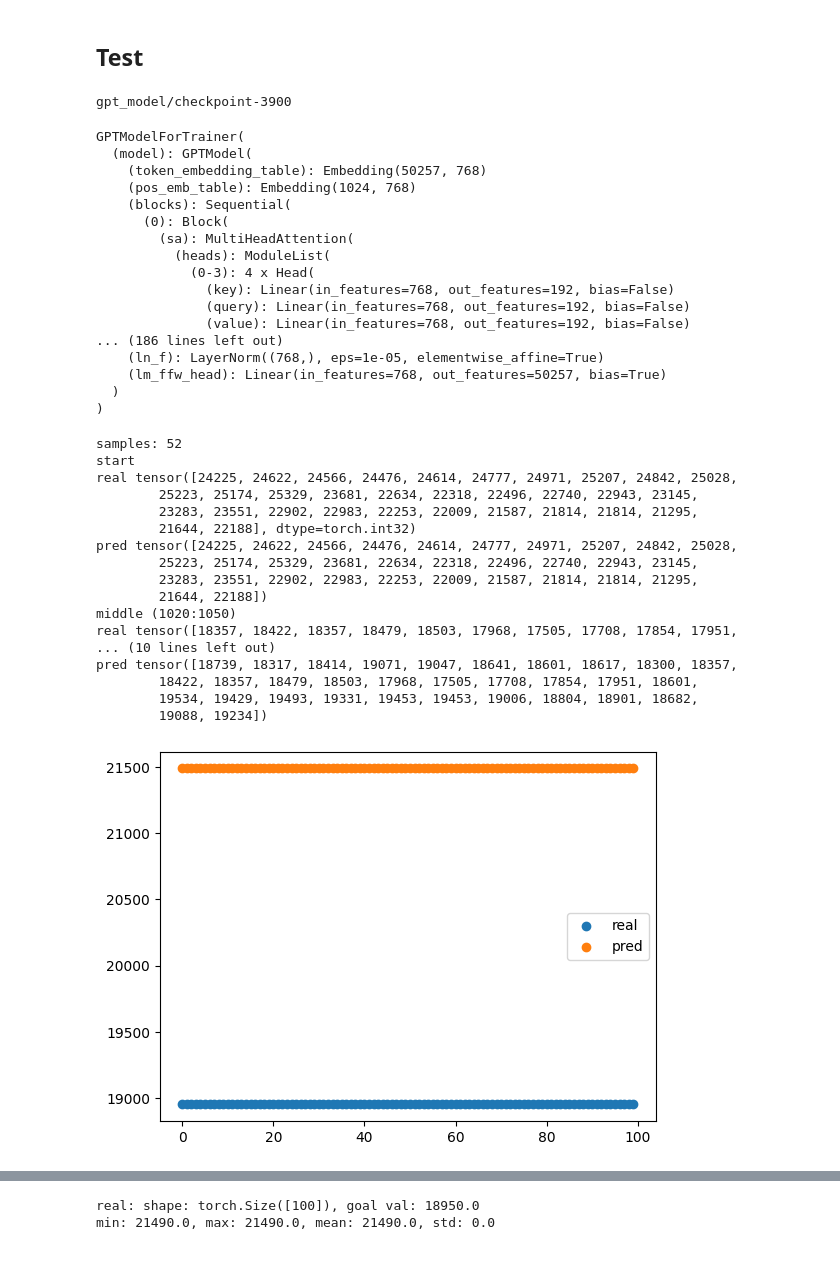
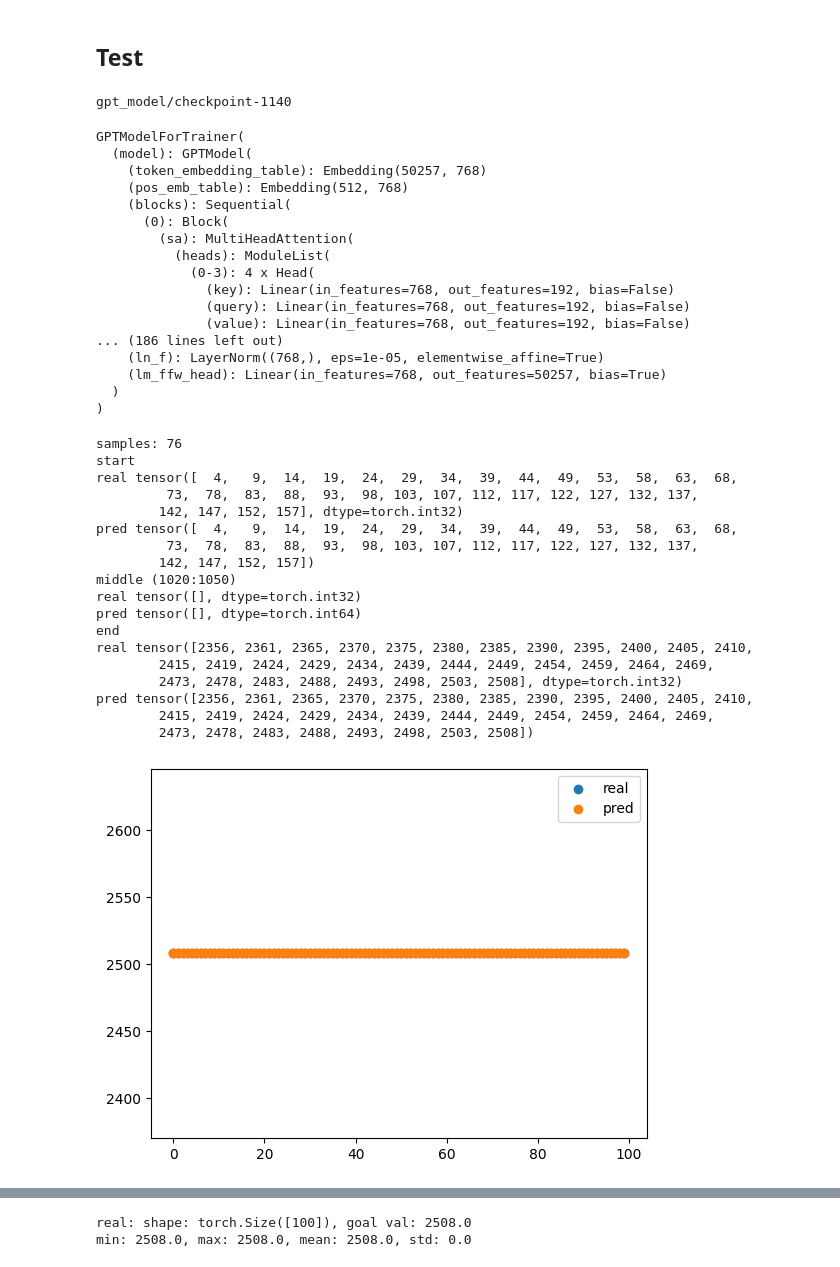
Before and after one commit to JoeyShapiro/GPT-Scratch-TimeSeries, a Jupyter notebook: gpt-timeseries.ipynb, the cells around one changed output, grey strips where cells are left out. Cells and saved outputs as stored; diff of their text form; code cells hidden in the pictures.

```diff
--- a/gpt-timeseries.ipynb
+++ b/gpt-timeseries.ipynb
@@ -190,11 +190,15 @@ import pandas as pd
 import numpy as np
 
 class GPTDataset(Dataset):
-    def __init__(self, stride=128, window=None, files=None, max_length=1024):
+    def __init__(self, stride=128, window=None, files=None):
         self.files = files
 
+        max_length = 1024
+        if window is not None:
+            max_length = window
+
         dataset = []
-        df = pd.read_csv('exchange_rate.txt', header=None)
+        df = pd.read_csv('000_arithmetic.csv', header=None)
         df = df.dropna() # i think axis=1 drops columns
         # drop any columns with str
         df = df.drop(df.select_dtypes(['object']), axis=1)
@@ -262,9 +266,9 @@ dropout           = 0.1        # GPT-2
 
 learning_rate     = 2.5e-4     # GPT-2
 vocab_size        = 50_257     # GPT-2 50_257
-block_size        = 1024       # GPT-2 (context) ## N tokens in sequence
+block_size        = 512       # GPT-2 (context) ## N tokens in sequence
 
-batch_size        = 4
+batch_size        = 2
 # max_iters         = 512
 eval_interval     = 512
 # eval_iters        = 128
@@ -322,8 +326,8 @@ class GPTModelForTrainer(PreTrainedModel):
 
         loss = None
         if labels is not None:
-            shift_logits = logits[..., :-1, :].contiguous() # TODO these are decimal
-            shift_labels = labels[..., 1:].contiguous().long()
+            shift_logits = logits[..., :, :].contiguous()
+            shift_labels = labels[..., :].contiguous().long()
 
             loss_fct = torch.nn.CrossEntropyLoss()
             loss = loss_fct(shift_logits.view(-1, shift_logits.size(-1)),
@@ -450,11 +451,11 @@ model_for_trainer = GPTModelForTrainer.from_pretrained(checkpoint_path)
 # Put model in evaluation mode if you're going to use it for inference
 model_for_trainer.eval()
 # %% [output]
-gpt_model/checkpoint-3900
+gpt_model/checkpoint-1140
 GPTModelForTrainer(
   (model): GPTModel(
     (token_embedding_table): Embedding(50257, 768)
-    (pos_emb_table): Embedding(1024, 768)
+    (pos_emb_table): Embedding(512, 768)
     (blocks): Sequential(
       (0): Block(
         (sa): MultiHeadAttention(
@@ -476,7 +477,7 @@ from tqdm import tqdm
 # TODO good enough for now
 device = 'cpu'
 
-test_dataset = GPTDataset(files=['exchange_rate.txt'])
+test_dataset = GPTDataset(files=['exchange_rate.txt'], window=block_size) # TODO why does this need to be the same size
 
 # Generate text
 output = model_for_trainer.generate(
@@ -510,48 +511,49 @@ real = torch.full_like(torch.zeros(n), test_dataset[0]['labels'][-1])
 pred = torch.zeros(n)
 
 pbar = tqdm(range(0, n, m), total=n)
 for i in pbar:
     output = model_for_trainer.generate(
-        test_dataset[0]['input_ids'][:512].unsqueeze(0),
+        test_dataset[0]['input_ids'][:block_size].unsqueeze(0),
         max_new_tokens=1,
     )
 
     for j in range(m): # -1
-        pred[i+j] = output[j][512-1].cpu() # have to do this to get the value
+        pred[i+j] = output[j][-1].cpu() # have to do this to get the value
     pbar.update(m)
 
 # create scatter plot
 plt.scatter(range(n), real, label='real')
 plt.scatter(range(n), pred, label='pred')
 plt.legend()
 plt.show()
 
 df = pd.DataFrame({'Predictions': pred})
 
 # Create the violin plot
 plt.figure(figsize=(8, 6))
 sns.violinplot(y='Predictions', data=df)
 plt.title(f"Distribution of  Predictions")
 plt.show()
 
 print(f"real: shape: {real.shape}, goal val: {real[0]}")
 print(f"min: {min(pred)}, max: {max(pred)}, mean: {torch.mean(pred)}, std: {torch.std(pred)}")
 # %% [output]
-samples: 52
+samples: 76
 start
-real tensor([24225, 24622, 24566, 24476, 24614, 24777, 24971, 25207, 24842, 25028,
-        25223, 25174, 25329, 23681, 22634, 22318, 22496, 22740, 22943, 23145,
-        23283, 23551, 22902, 22983, 22253, 22009, 21587, 21814, 21814, 21295,
-        21644, 22188], dtype=torch.int32)
-pred tensor([24225, 24622, 24566, 24476, 24614, 24777, 24971, 25207, 24842, 25028,
-        25223, 25174, 25329, 23681, 22634, 22318, 22496, 22740, 22943, 23145,
-        23283, 23551, 22902, 22983, 22253, 22009, 21587, 21814, 21814, 21295,
-        21644, 22188])
+real tensor([  4,   9,  14,  19,  24,  29,  34,  39,  44,  49,  53,  58,  63,  68,
+         73,  78,  83,  88,  93,  98, 103, 107, 112, 117, 122, 127, 132, 137,
+        142, 147, 152, 157], dtype=torch.int32)
+pred tensor([  4,   9,  14,  19,  24,  29,  34,  39,  44,  49,  53,  58,  63,  68,
+         73,  78,  83,  88,  93,  98, 103, 107, 112, 117, 122, 127, 132, 137,
+        142, 147, 152, 157])
 middle (1020:1050)
-real tensor([18357, 18422, 18357, 18479, 18503, 17968, 17505, 17708, 17854, 17951,
-... (10 lines left out)
-pred tensor([18739, 18317, 18414, 19071, 19047, 18641, 18601, 18617, 18300, 18357,
-        18422, 18357, 18479, 18503, 17968, 17505, 17708, 17854, 17951, 18601,
-        19534, 19429, 19493, 19331, 19453, 19453, 19006, 18804, 18901, 18682,
-        19088, 19234])
+real tensor([], dtype=torch.int32)
+pred tensor([], dtype=torch.int64)
+end
+real tensor([2356, 2361, 2365, 2370, 2375, 2380, 2385, 2390, 2395, 2400, 2405, 2410,
+        2415, 2419, 2424, 2429, 2434, 2439, 2444, 2449, 2454, 2459, 2464, 2469,
+        2473, 2478, 2483, 2488, 2493, 2498, 2503, 2508], dtype=torch.int32)
+pred tensor([2356, 2361, 2365, 2370, 2375, 2380, 2385, 2390, 2395, 2400, 2405, 2410,
+        2415, 2419, 2424, 2429, 2434, 2439, 2444, 2449, 2454, 2459, 2464, 2469,
+        2473, 2478, 2483, 2488, 2493, 2498, 2503, 2508])
-[figure, old version]
+[figure, new version]
@@ -559,5 +561,5 @@ pred tensor([18739, 18317, 18414, 19071, 19047, 18641, 18601, 18617, 18300, 1835
-real: shape: torch.Size([100]), goal val: 18950.0
-min: 21490.0, max: 21490.0, mean: 21490.0, std: 0.0
+real: shape: torch.Size([100]), goal val: 2508.0
+min: 2508.0, max: 2508.0, mean: 2508.0, std: 0.0
 # %%
 # create scatter plot
 n = 100
```
Also changed, not shown: parts of 5 cells of this notebook, 1 other file.
